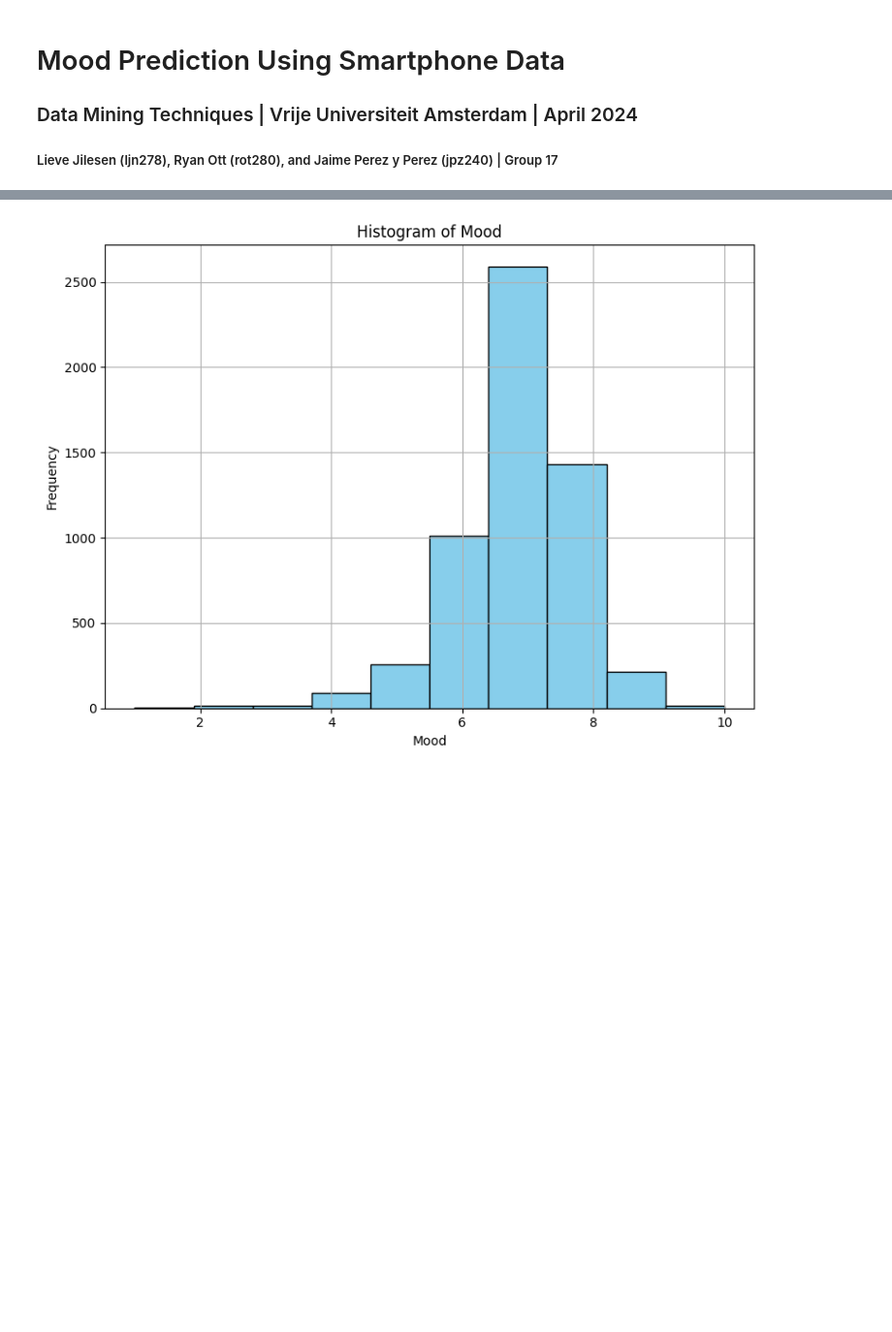
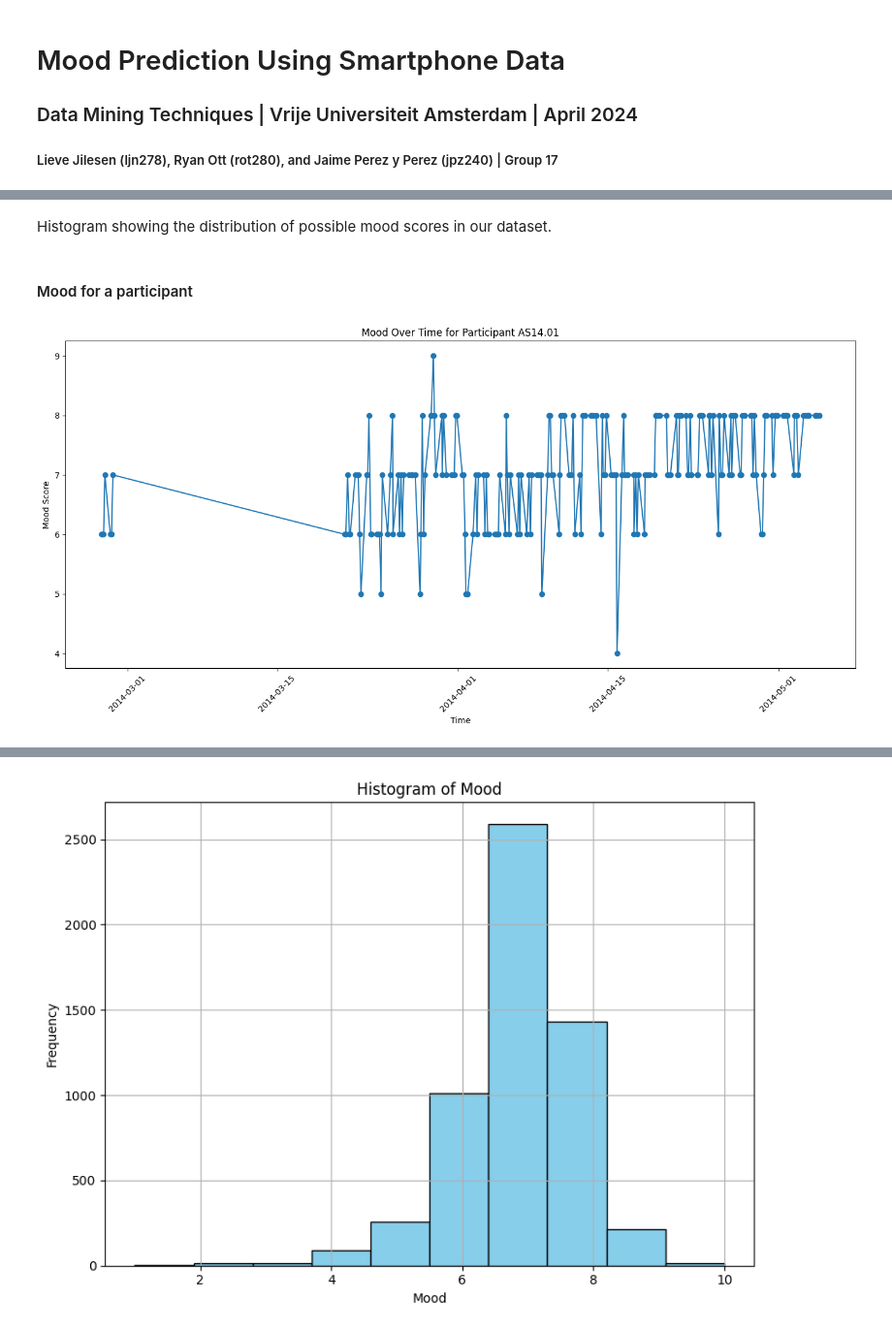
Before and after one commit to ryan-ott/DMT-Group17, a Jupyter notebook: Assignment1/mood_prediction.ipynb, the cells around one changed output, grey strips where cells are left out. Shown at 97% size. Cells and saved outputs as stored; diff of their text form; code cells hidden in the pictures; blank space fills up the shorter version.

```diff
--- a/Assignment1/mood_prediction.ipynb
+++ b/Assignment1/mood_prediction.ipynb
@@ -52,0 +118,17 @@ print(variables)
+# %% [markdown]
+Histogram showing the distribution of possible mood scores in our dataset.
+# %% [markdown]
+#### Mood for a participant
+# %%
+# Time Series of Mood for a Selected Participant
+participant_data = df[(df['id'] == 'AS14.01') & (df['variable'] == 'mood')]
+plt.figure(figsize=(14, 7))
+plt.plot(participant_data['time'], participant_data['value'], marker='o', linestyle='-')
+plt.title('Mood Over Time for Participant AS14.01')
+plt.xlabel('Time')
+plt.ylabel('Mood Score')
+plt.xticks(rotation=45)
+plt.tight_layout()
+plt.show()
+# %% [output]
+[figure, added]
```
Also changed, not shown: parts of 20 cells of this notebook, 1 other file.
